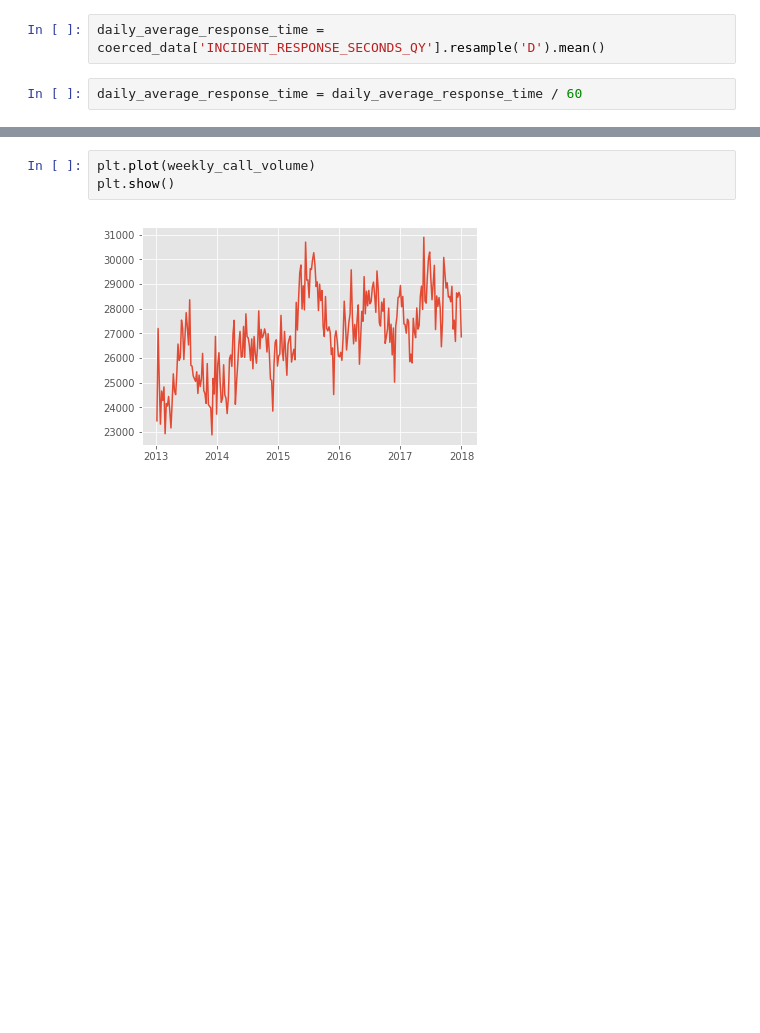
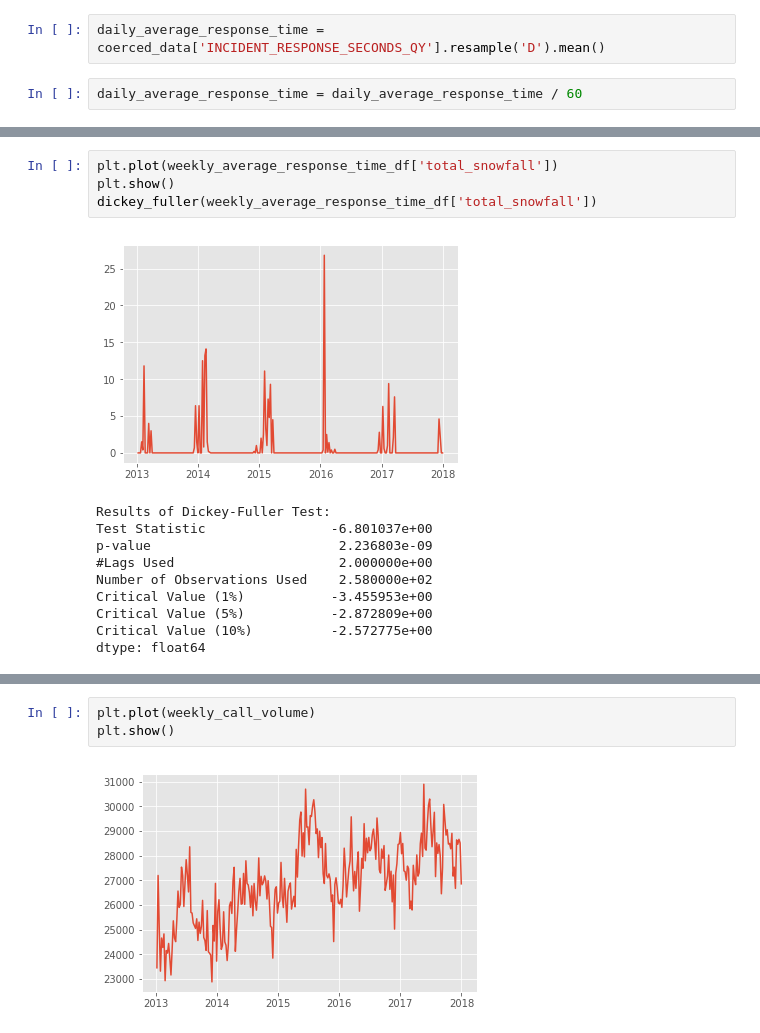
Before and after one commit to boscacci/NYC-EMS-Time-Series, a Jupyter notebook: ems_data.ipynb, the cells around one changed output, grey strips where cells are left out. Cells and saved outputs as stored; diff of their text form; blank space fills up the shorter version.

```diff
--- a/ems_data.ipynb
+++ b/ems_data.ipynb
@@ -203,0 +330,15 @@ daily_average_response_time = daily_average_response_time / 60
+# %%
+plt.plot(weekly_average_response_time_df['total_snowfall'])
+plt.show()
+dickey_fuller(weekly_average_response_time_df['total_snowfall'])
+# %% [output]
+[figure, added]
+Results of Dickey-Fuller Test:
+Test Statistic                -6.801037e+00
+p-value                        2.236803e-09
+#Lags Used                     2.000000e+00
+Number of Observations Used    2.580000e+02
+Critical Value (1%)           -3.455953e+00
+Critical Value (5%)           -2.872809e+00
+Critical Value (10%)          -2.572775e+00
+dtype: float64
```
Also changed, not shown: parts of 58 cells of this notebook.
